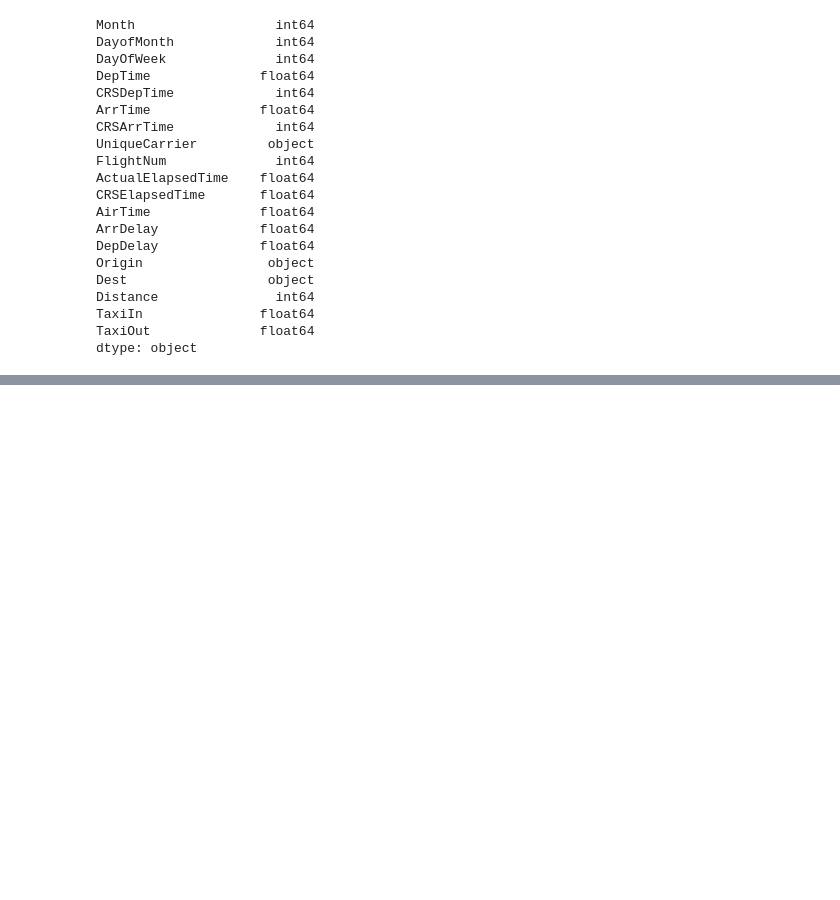
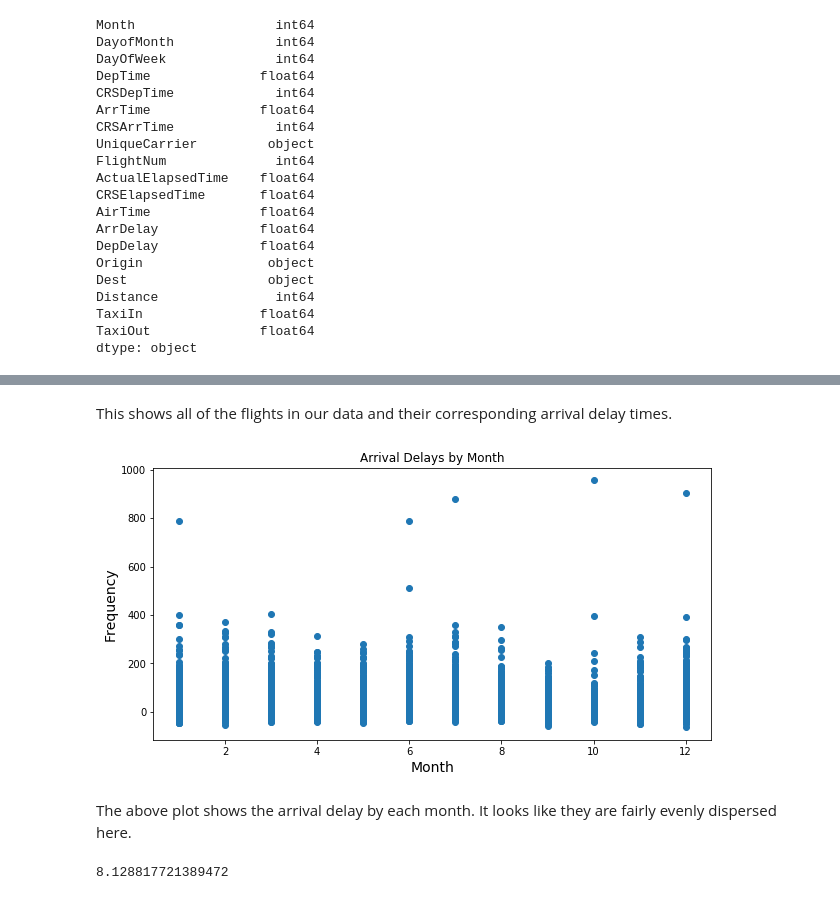
Before and after one commit to etterfred/Thinkful, a Jupyter notebook: 3.6.2 - Airline Arrivals.ipynb, the cells around one changed output, grey strips where cells are left out. Saved outputs shown, nothing was run; the diff lists cells and outputs as text; code cells hidden in the pictures; blank space fills up the shorter version.

```diff
--- a/3.6.2 - Airline Arrivals.ipynb
+++ b/3.6.2 - Airline Arrivals.ipynb
@@ -135,0 +174,17 @@ df.loc[0:300, 'FlightNum':"TaxiIn"].head(5)
+# %% [markdown]
+This shows all of the flights in our data and their corresponding arrival delay times.
+# %%
+plt.figure(figsize=(10, 5))
+plt.scatter(df['Month'], df['ArrDelay'])
+plt.title('Arrival Delays by Month')
+plt.xlabel('Month', fontsize=14)
+plt.ylabel('Frequency', fontsize=14)
+plt.show()
+# %% [output]
+[figure, added]
+# %% [markdown]
+The above plot shows the arrival delay by each month.  It looks like they are fairly evenly dispersed here.
+# %%
+df["ArrDelay"].mean()
+# %% [output]
+8.128817721389472
```
Also changed, not shown: parts of 62 cells of this notebook.
